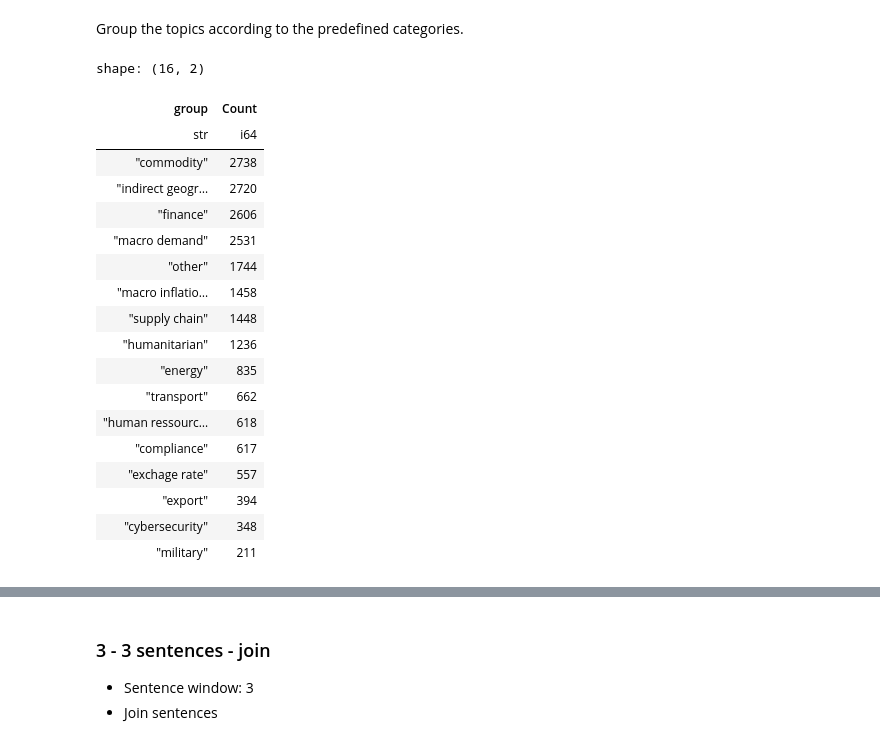
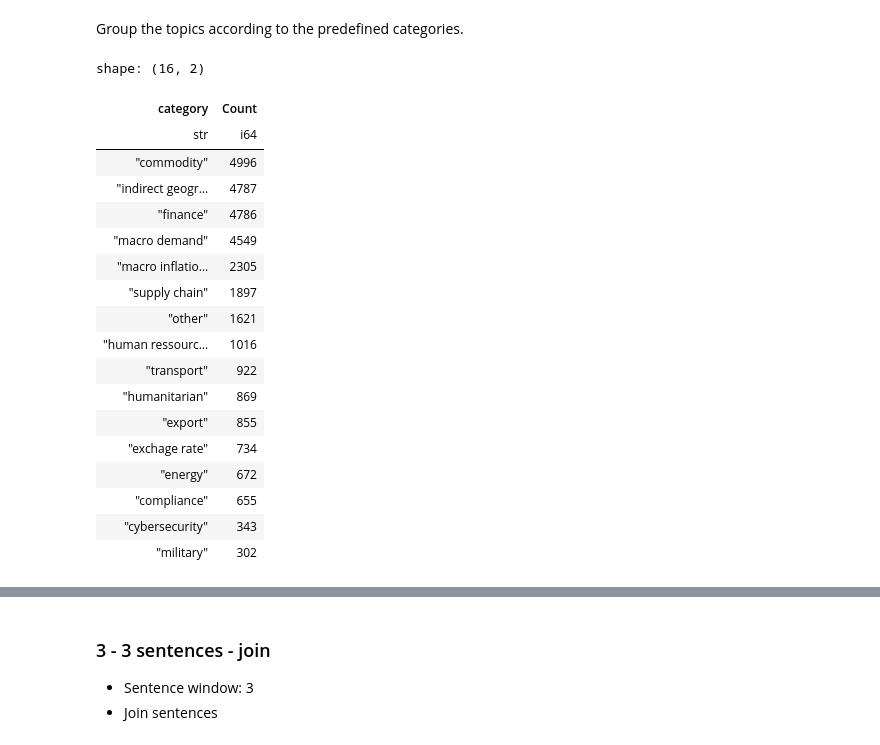
Before and after one commit to falseAzure/infineac, a Jupyter notebook: notebooks/infineac_server.ipynb, the cells around one changed output, grey strips where cells are left out. Drawn from its saved outputs; the diff is of its cells as text; code cells hidden in the pictures.

```diff
--- a/notebooks/infineac_server.ipynb
+++ b/notebooks/infineac_server.ipynb
@@ -483,29 +489,29 @@ Group the topics according to the predefined categories.
 # %%
 topics_0_join_filled = helper.fill_list_from_mapping(topics_0_join, bridge, -2)
 groups_0_join = topic_extractor.categorize_topics(topic_model_0_join.get_topic_info()['Chain: Inspired - MMR'].to_list())
 groups_0_join = groups_0_join.hstack(pl.DataFrame(topic_model_0_join.get_topic_info())[['Count', 'Name', "Representative_Docs"]])
 topics_df = topic_extractor.map_topics_to_categories(topics_0_join_filled, groups_0_join)
-groups_0_join.filter(pl.col("n")!=-1).groupby(("group")).agg(pl.col("Count").sum()).sort("Count", descending=True)
+groups_0_join.filter(pl.col("n")!=-1).groupby(("category")).agg(pl.col("Count").sum()).sort("Count", descending=True)
 # %% [output]
 shape: (16, 2)
-| group | Count |
+| category | Count |
 | str | i64 |
-| "commodity" | 2738 |
-| "indirect geogr… | 2720 |
-| "finance" | 2606 |
-| "macro demand" | 2531 |
-| "other" | 1744 |
-| "macro inflatio… | 1458 |
-| "supply chain" | 1448 |
-| "humanitarian" | 1236 |
-| "energy" | 835 |
-| "transport" | 662 |
-| "human ressourc… | 618 |
-| "compliance" | 617 |
-| "exchage rate" | 557 |
-| "export" | 394 |
-| "cybersecurity" | 348 |
-| "military" | 211 |
+| "commodity" | 4996 |
+| "indirect geogr… | 4787 |
+| "finance" | 4786 |
+| "macro demand" | 4549 |
+| "macro inflatio… | 2305 |
+| "supply chain" | 1897 |
+| "other" | 1621 |
+| "human ressourc… | 1016 |
+| "transport" | 922 |
+| "humanitarian" | 869 |
+| "export" | 855 |
+| "exchage rate" | 734 |
+| "energy" | 672 |
+| "compliance" | 655 |
+| "cybersecurity" | 343 |
+| "military" | 302 |
 # %%
 # corpus_window_0_join_df = corpus_window_0_df.drop(columns=['topic', "year", "group", "keywords"])
 corpus_window_0_join_df = corpus_window_0_join_df.with_columns(pl.Series('year', corpus_window_0_join_df['date'].dt.year()))
```
Also changed, not shown: parts of 17 cells of this notebook.
